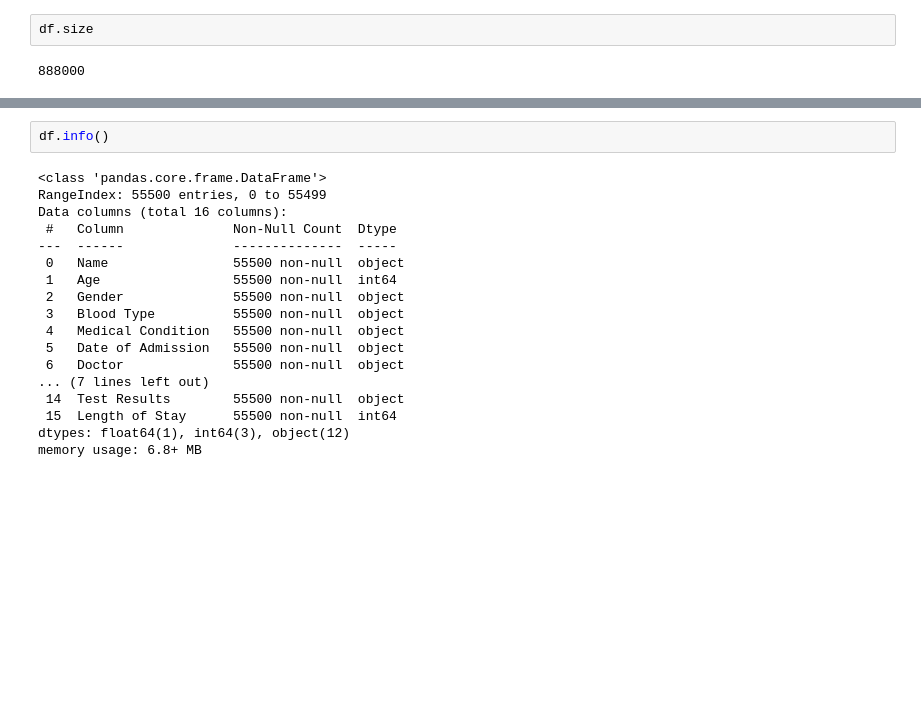
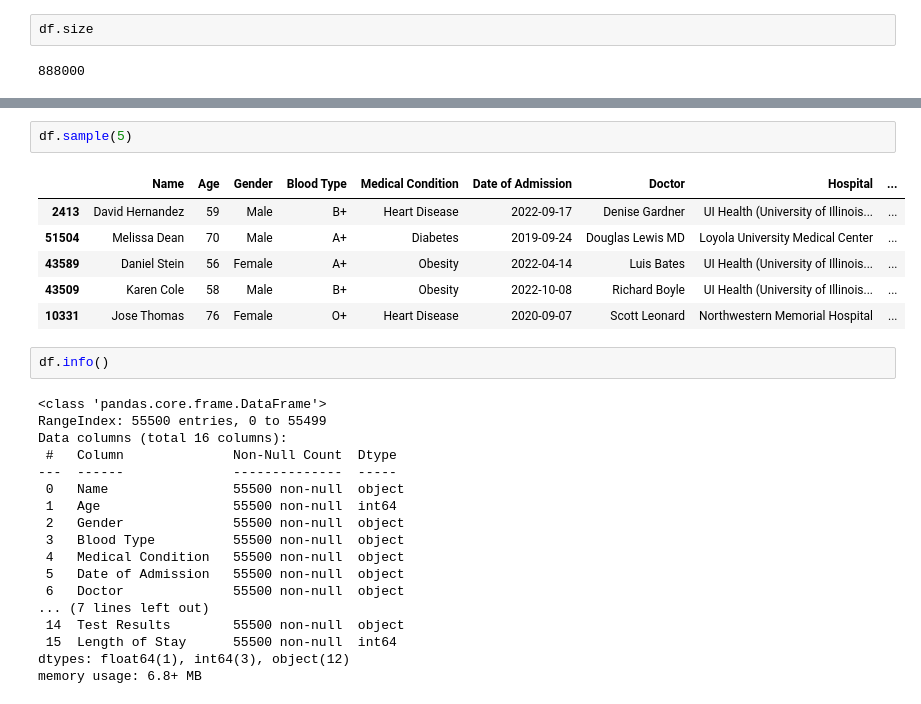
Before and after one commit to pypandalb/Healthcare-Data-Trends, a Jupyter notebook: healthcare-dataset-eda.ipynb, the cells around one changed output, grey strips where cells are left out. Drawn from its saved outputs; the diff is of its cells as text; blank space fills up the shorter version.

```diff
--- a/healthcare-dataset-eda.ipynb
+++ b/healthcare-dataset-eda.ipynb
@@ -99,3 +167,12 @@ df.size
+# %%
+df.sample(5)
+# %% [output]
+|  | Name | Age | Gender | Blood Type | Medical Condition | Date of Admission | Doctor | Hospital | ... |
+| 2413 | David Hernandez | 59 | Male | B+ | Heart Disease | 2022-09-17 | Denise Gardner | UI Health (University of Illinois... | ... |
+| 51504 | Melissa Dean | 70 | Male | A+ | Diabetes | 2019-09-24 | Douglas Lewis MD | Loyola University Medical Center | ... |
+| 43589 | Daniel Stein | 56 | Female | A+ | Obesity | 2022-04-14 | Luis Bates | UI Health (University of Illinois... | ... |
+| 43509 | Karen Cole | 58 | Male | B+ | Obesity | 2022-10-08 | Richard Boyle | UI Health (University of Illinois... | ... |
+| 10331 | Jose Thomas | 76 | Female | O+ | Heart Disease | 2020-09-07 | Scott Leonard | Northwestern Memorial Hospital | ... |
 # %%
 df.info()
 # %% [output]
```
Also changed, not shown: parts of 79 cells of this notebook.
